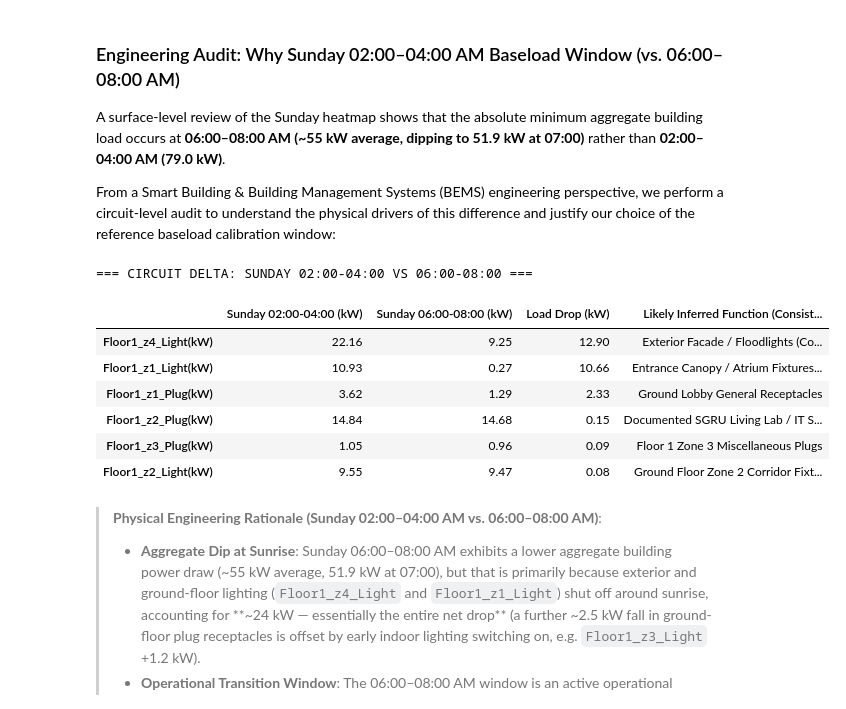
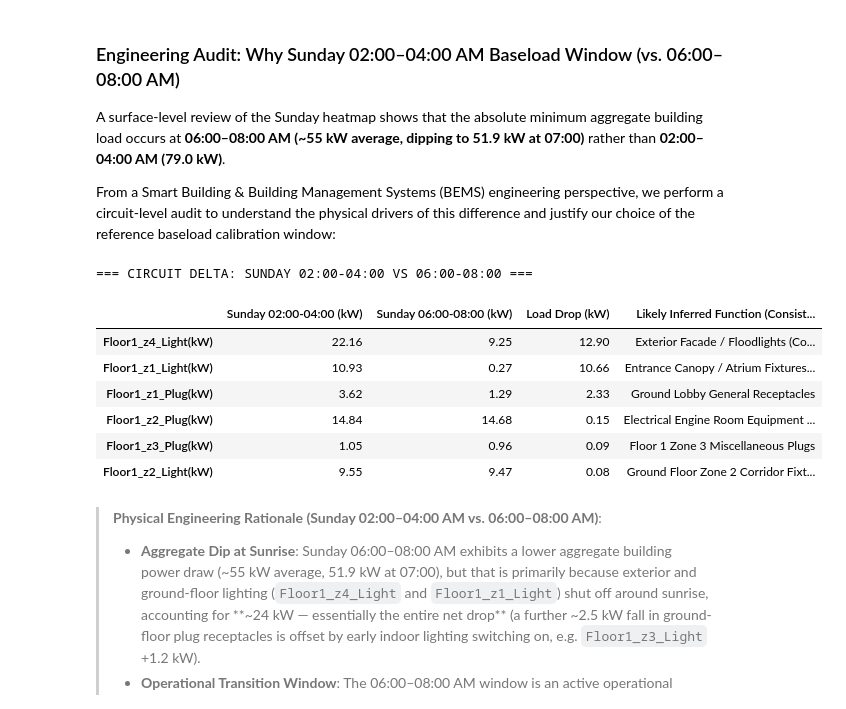
Before and after one commit to fcyap/IS4001-G1T4, a Jupyter notebook: notebooks/qn1e_eda_and_baseload_modeling.ipynb, the cells around one changed output. Saved outputs shown, nothing was run; the diff lists cells and outputs as text; code cells hidden in the pictures.

```diff
--- a/notebooks/qn1e_eda_and_baseload_modeling.ipynb
+++ b/notebooks/qn1e_eda_and_baseload_modeling.ipynb
@@ -153,35 +153,35 @@ From a Smart Building & Building Management Systems (BEMS) engineering perspecti
 # 3B. ENGINEERING AUDIT: SUNDAY 02:00-04:00 VS 06:00-08:00 CALIBRATION
 # ==============================================================================
 master_hourly = pd.read_csv(os.path.join(data_dir, 'qn1_hourly_master_for_excel.csv'), parse_dates=['Date'], index_col='Date')
 elec_cols = [c for c in master_hourly.columns if ('_Light(kW)' in c) or ('_Plug(kW)' in c)]
 
 sun_hourly = master_hourly[master_hourly.index.dayofweek == 6]
 circ_2_4 = sun_hourly[(sun_hourly.index.hour >= 2) & (sun_hourly.index.hour < 4)][elec_cols].mean()
 circ_6_8 = sun_hourly[(sun_hourly.index.hour >= 6) & (sun_hourly.index.hour < 8)][elec_cols].mean()
 circ_drop = (circ_2_4 - circ_6_8).sort_values(ascending=False)
 
 audit_comparison_df = pd.DataFrame({
     'Sunday 02:00-04:00 (kW)': circ_2_4[circ_drop.index[:6]],
     'Sunday 06:00-08:00 (kW)': circ_6_8[circ_drop.index[:6]],
     'Load Drop (kW)': circ_drop.head(6),
     'Likely Inferred Function (Consistent with Day-Night Schedule Pattern)': [
         'Exterior Facade / Floodlights (Consistent with Sunrise Timer Shutoff)',
         'Entrance Canopy / Atrium Fixtures (Consistent with Daylight Switching)',
         'Ground Lobby General Receptacles',
-        'Documented SGRU Living Lab / IT Server Room (Salama et al. 2021 Table 1)',
+        'Electrical Engine Room Equipment (Salama 2021 Table 1)',
         'Floor 1 Zone 3 Miscellaneous Plugs',
         'Ground Floor Zone 2 Corridor Fixtures'
     ]
 })
 print('=== CIRCUIT DELTA: SUNDAY 02:00-04:00 VS 06:00-08:00 ===')
 display(audit_comparison_df.round(2))
 # %% [output]
 === CIRCUIT DELTA: SUNDAY 02:00-04:00 VS 06:00-08:00 ===
 |  | Sunday 02:00-04:00 (kW) | Sunday 06:00-08:00 (kW) | Load Drop (kW) | Likely Inferred Function (Consist... |
 | Floor1_z4_Light(kW) | 22.16 | 9.25 | 12.90 | Exterior Facade / Floodlights (Co... |
 | Floor1_z1_Light(kW) | 10.93 | 0.27 | 10.66 | Entrance Canopy / Atrium Fixtures... |
 | Floor1_z1_Plug(kW) | 3.62 | 1.29 | 2.33 | Ground Lobby General Receptacles |
-| Floor1_z2_Plug(kW) | 14.84 | 14.68 | 0.15 | Documented SGRU Living Lab / IT S... |
+| Floor1_z2_Plug(kW) | 14.84 | 14.68 | 0.15 | Electrical Engine Room Equipment ... |
 | Floor1_z3_Plug(kW) | 1.05 | 0.96 | 0.09 | Floor 1 Zone 3 Miscellaneous Plugs |
 | Floor1_z2_Light(kW) | 9.55 | 9.47 | 0.08 | Ground Floor Zone 2 Corridor Fixt... |
 # %% [markdown]
```
Also changed, not shown: parts of 34 cells of this notebook, 8 other files.
